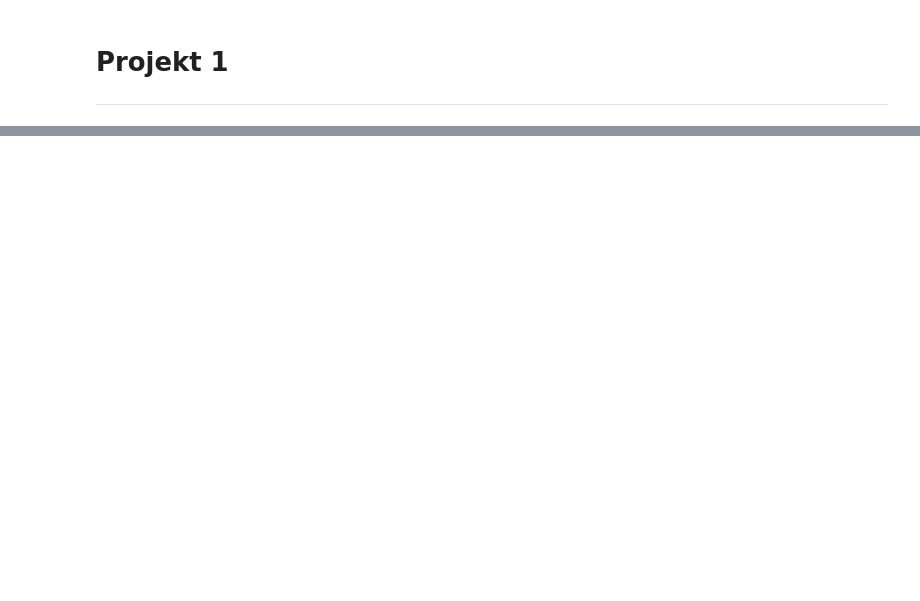
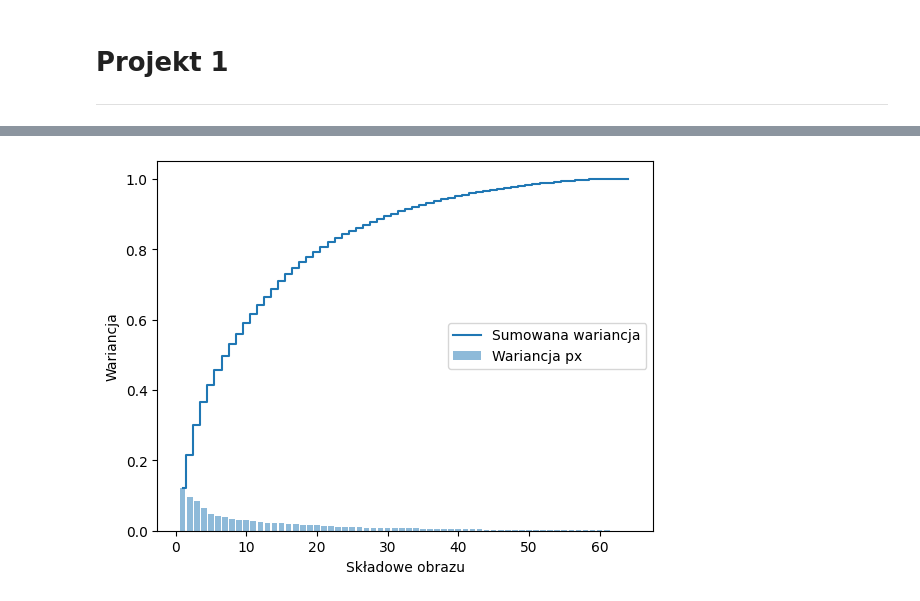
Before and after one commit to BezdzietnyAntoni/MachineLearning, a Jupyter notebook: Project/project_sheet.ipynb, the cells around one changed output, grey strips where cells are left out. Saved outputs shown, nothing was run; the diff lists cells and outputs as text; code cells hidden in the pictures; blank space fills up the shorter version.

```diff
--- a/Project/project_sheet.ipynb
+++ b/Project/project_sheet.ipynb
@@ -19,16 +3,0 @@ X_test_std = sc.transform(X_test)
-# %%
-#Przekształcenie PCA
-cov_mat = np.cov(X_train_std.T)
-eigen_values, eigen_vectors = np.linalg.eigh(cov_mat)
-
-sum_eigen_values = sum(eigen_values)
-var_exp = [(eigen_val/sum_eigen_values)
-            for eigen_val in sorted(eigen_values, reverse=True)]
-cum_var_exp = np.cumsum(var_exp)
-
-plt.bar(range(1,len(var_exp)+1), var_exp, alpha=0.5, align='center', label='Wariancja px')
-plt.step(range(1,len(cum_var_exp)+1), cum_var_exp, where='mid', label='Sumowana wariancja')
-plt.legend(loc='right')
-plt.xlabel('Składowe obrazu')
-plt.ylabel('Wariancja')
-plt.show()
@@ -67,0 +288,44 @@ fig.show()
+# %%
+from sklearn.preprocessing import StandardScaler
+from sklearn.datasets import load_digits
+import matplotlib.pyplot as plt
+import plotly.express as px
+import pandas as pd
+import numpy as np
+
+# Read data
+digits_data, digits_target = load_digits(return_X_y=True)
+
+# Normalize data for PCA
+digits_data_std = StandardScaler().fit_transform(digits_data)
+
+# PCA method
+cast_matrix, [var_exp, cum_var_exp] = pca_cast_matrix(digits_data_std, shape_bound=3, return_var=True)
+digits_data_std_pca = digits_data_std.dot(cast_matrix)
+
+# Display 3D plot
+df = pd.DataFrame({'index':range(digits_data_std_pca.shape[0]),
+                   'd1': digits_data_std_pca[:,0],
+                   'd2': digits_data_std_pca[:,1],
+                   'd3': digits_data_std_pca[:,2],
+                   'number': [str(y) for y in digits_target]})
+
+df = df.sort_values(by=['number'])
+
+fig = px.scatter_3d(df, x = 'd1',
+                        y = 'd2',
+                        z = 'd3',
+                        color = 'number')
+
+fig.update_traces(marker_size = 4)
+fig.show()
+
+# Display variance
+plt.bar(range(1,len(var_exp)+1), var_exp, alpha=0.5, align='center', label='Wariancja px')
+plt.step(range(1,len(cum_var_exp)+1), cum_var_exp, where='mid', label='Sumowana wariancja')
+plt.legend(loc='right')
+plt.xlabel('Składowe obrazu')
+plt.ylabel('Wariancja')
+plt.show()
+# %% [output]
+[figure, added]
```
Also changed, not shown: parts of 30 cells of this notebook.
